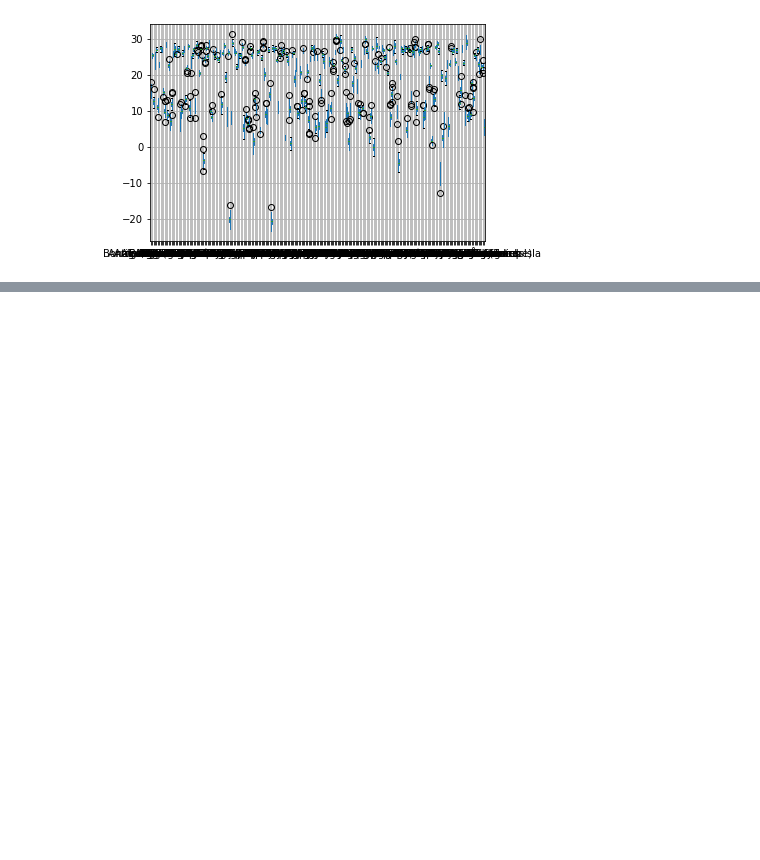
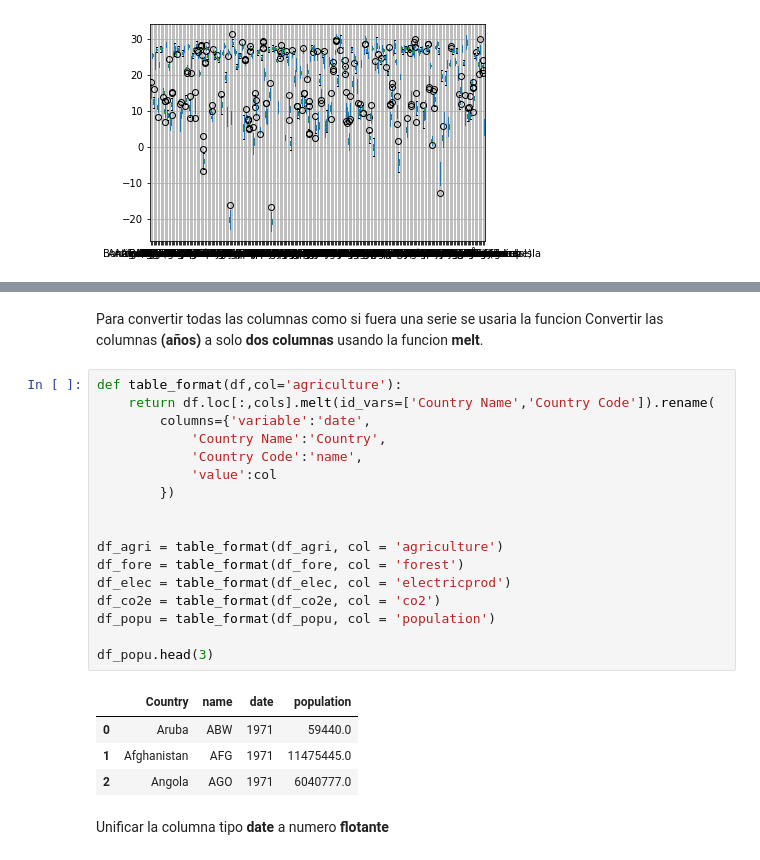
Before and after one commit to OscarABazanez/Manipulacion-y-Analisis-de-Datos-con-Pandas, a Jupyter notebook: rutina-tipica0manejo-de-datos.ipynb, the cells around one changed output, grey strips where cells are left out. Drawn from its saved outputs; the diff is of its cells as text; blank space fills up the shorter version.

```diff
--- a/rutina-tipica0manejo-de-datos.ipynb
+++ b/rutina-tipica0manejo-de-datos.ipynb
@@ -252,0 +297,27 @@ df_t_pivot.T.sample(8).T.boxplot(rot=45)
+# %% [markdown]
+Para convertir todas las columnas como si fuera una serie se usaria la funcion
+Convertir las columnas **(años)** a solo **dos columnas** usando la funcion **melt**.
+# %%
+def table_format(df,col='agriculture'):
+    return df.loc[:,cols].melt(id_vars=['Country Name','Country Code']).rename(
+        columns={'variable':'date',
+            'Country Name':'Country',
+            'Country Code':'name',
+            'value':col
+        })
+
+
+df_agri = table_format(df_agri, col = 'agriculture')
+df_fore = table_format(df_fore, col = 'forest')
+df_elec = table_format(df_elec, col = 'electricprod')
+df_co2e = table_format(df_co2e, col = 'co2')
+df_popu = table_format(df_popu, col = 'population')
+
+df_popu.head(3)
+# %% [output]
+|  | Country | name | date | population |
+| 0 | Aruba | ABW | 1971 | 59440.0 |
+| 1 | Afghanistan | AFG | 1971 | 11475445.0 |
+| 2 | Angola | AGO | 1971 | 6040777.0 |
+# %% [markdown]
+Unificar la columna tipo **date** a numero **flotante**
```
Also changed, not shown: parts of 12 cells of this notebook.
